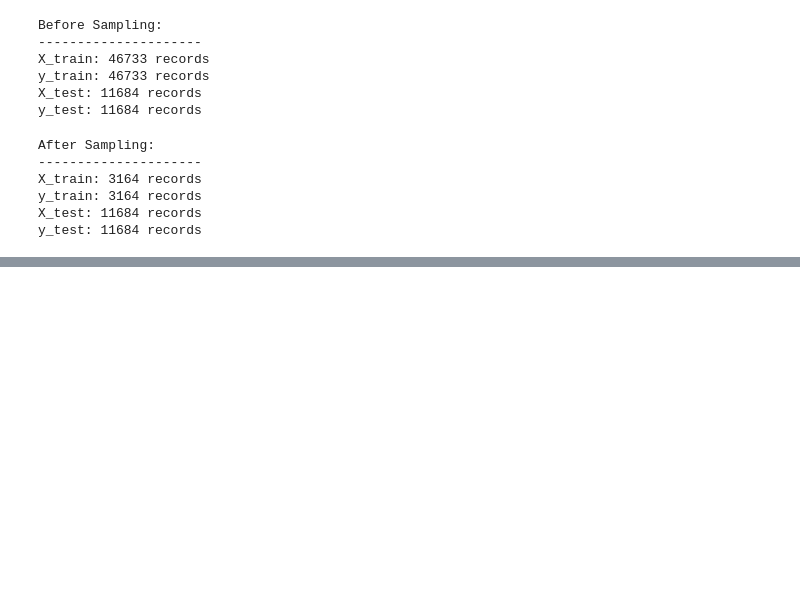
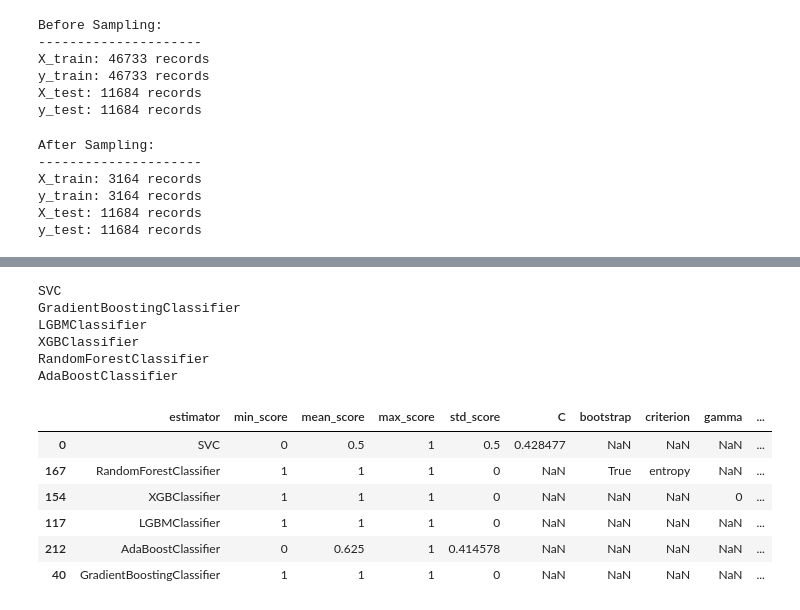
Before and after one commit to TheNerdyCat/website-content-classifier, a Jupyter notebook: website-content-classifier.ipynb, the cells around one changed output, grey strips where cells are left out. Cells and saved outputs as stored; diff of their text form; code cells hidden in the pictures; blank space fills up the shorter version.

```diff
--- a/website-content-classifier.ipynb
+++ b/website-content-classifier.ipynb
@@ -335,38 +336,34 @@ models = {
 
 params = {
     'SVC': {'kernel': ['linear','rbf'],
-            'C': [1,10,100,1000],
-            'gamma': [1,0.1,0.001,0.0001]},
+             'C': norm(loc=0.5, scale=0.15)},
 
-    'GradientBoostingClassifier': {'n_estimators': [10,50,100,200,500],
-                                   'learning_rate': [0.01,0.05,0.1,0.2],
-                                   'max_features': 'auto',
-                                   'max_depth': [3,5,8],
-                                   'criterion': ['friedman_mse',  'mae']},
+    'GradientBoostingClassifier': {'n_estimators': [100,250,500,750],
+                                   'learning_rate': [0.01,0.05,0.1],
+                                   'max_features': [1,3,10],
+                                   'max_depth': [3,5,10,None],
+                                   'min_samples_leaf': [1,3,5,7,10]},
 
-     'LGBMClassifier': {'n_estimators': [10,50,100,200,500],
+     'LGBMClassifier': {'n_estimators': [100,250,500,750],
                        'num_leaves': [6,8,12,16],
-                       'learning_rate': [0.01,0.05,0.1,0.2],
-                       'is_unbalance': True,
-                       'reg_alpha' : [1,1.2],
-                       'reg_lambda' : [1,1.2,1.4],
-                       'objective': 'binary'},
+                       'learning_rate': [0.01,0.05,0.1]},
 
-    'XGBClassifier': {'n_estimators': [10,50,100,200,500],
+    'XGBClassifier': {'n_estimators': [100,250,500,750],
                       'max_depth': [3,5,8],
-                      'learning_rate': [0.01,0.05,0.1,0.2],
-                      'min_child_weight': [1,3,5],
-                      'objective': 'binary:logistic'},
+                      'learning_rate': [0.001, 0.01, 0.1, 0.2, 0,3],
+                      'gamma': [0, 0.25, 0.5, 1.0],
+                      'subsample': [0.5, 0.6, 0.7, 0.8, 0.9, 1.0],
+                      'min_child_weight': [1,3,5]},
 
-    'RandomForestClassifier': {'n_estimators': [10,50,100,200,500],
-                               'max_features': [1,3,10],
-                               'max_depth': [3,5,8],
+    'RandomForestClassifier': {'n_estimators': [50,100,200,500],
+                               'max_features': [1,2,4,6],
+                               'max_depth': [3,5,10,None],
                                'criterion': ['gini', 'entropy'],
                                'bootstrap': [True, False],
-                              },
+                               'min_samples_leaf': [1,3,5,7,10]},
 
-    'AdaBoostClassifier': {'n_estimators': [10,50,100,200,500],
-                          'learning_rate': [0.01,0.05,0.1,0.2]},
+    'AdaBoostClassifier': {'n_estimators': [50,100,250,500,750,1000],
+                          'learning_rate': [0.01,0.05,0.1,0.25,0.5,0.75,1.0]}
 }
 # %%
 helper = EstimatorSelectionHelper(models, params)
@@ -376 +398,17 @@ Running GridSearchCV for SVC.
+# %%
+helper.score_summary(sort_by='max_score').drop_duplicates('estimator')
+# %% [output]
+SVC
+GradientBoostingClassifier
+LGBMClassifier
+XGBClassifier
+RandomForestClassifier
+AdaBoostClassifier
+|  | estimator | min_score | mean_score | max_score | std_score | C | bootstrap | criterion | gamma | ... |
+| 0 | SVC | 0 | 0.5 | 1 | 0.5 | 0.428477 | NaN | NaN | NaN | ... |
+| 167 | RandomForestClassifier | 1 | 1 | 1 | 0 | NaN | True | entropy | NaN | ... |
+| 154 | XGBClassifier | 1 | 1 | 1 | 0 | NaN | NaN | NaN | 0 | ... |
+| 117 | LGBMClassifier | 1 | 1 | 1 | 0 | NaN | NaN | NaN | NaN | ... |
+| 212 | AdaBoostClassifier | 0 | 0.625 | 1 | 0.414578 | NaN | NaN | NaN | NaN | ... |
+| 40 | GradientBoostingClassifier | 1 | 1 | 1 | 0 | NaN | NaN | NaN | NaN | ... |
 # %%
```
Also changed, not shown: parts of 6 cells of this notebook, 1 other file.
